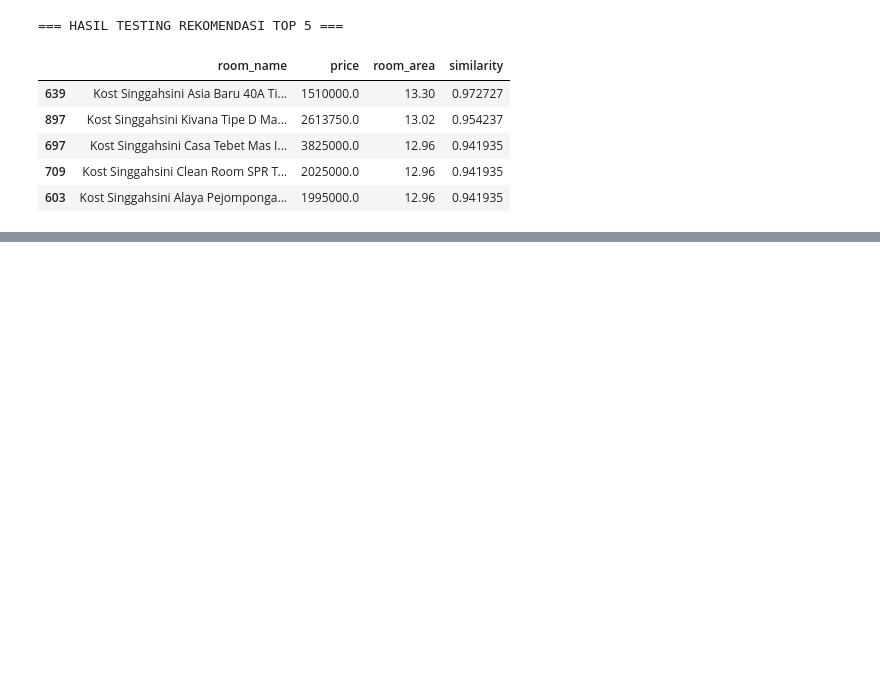
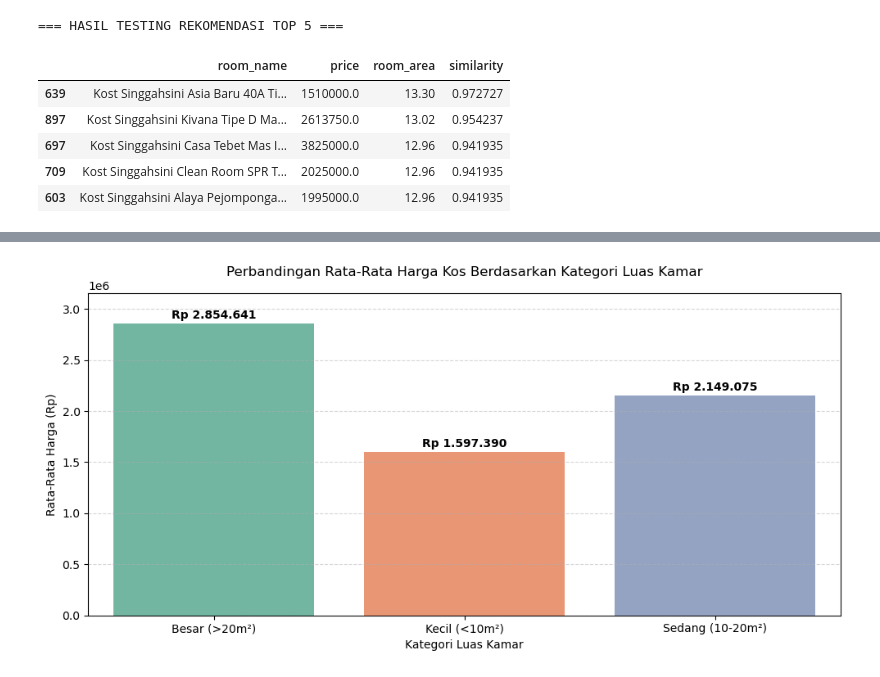
Before and after one commit to NicholasHubert/prediksi_harga_kos, a Jupyter notebook: notebooks/EDA_Model.ipynb, the cells around one changed output, grey strips where cells are left out. Drawn from its saved outputs; the diff is of its cells as text; code cells hidden in the pictures; blank space fills up the shorter version.

```diff
--- a/notebooks/EDA_Model.ipynb
+++ b/notebooks/EDA_Model.ipynb
@@ -552,0 +633,38 @@ with open('../models/model_columns.pkl', 'wb') as file:
+# %%
+# 1. Pastikan df_area_stats masih berupa ANGKA untuk grafik
+# (Jangan pakai df_area_stats yang sudah diubah ke format string Rp)
+plt.figure(figsize=(10, 5))
+
+sns.barplot(
+    data=df_area_stats, # Pastikan ini berisi angka asli, bukan string "Rp ..."
+    x='kategori_luas',
+    y='Rata_Rata',
+    palette='Set2',
+    hue='kategori_luas',
+    legend=False
+)
+
+# 2. Loop untuk teks label (ini aman karena kita format string-nya di sini saja)
+for index, row in df_area_stats.iterrows():
+    harga = row['Rata_Rata']
+    plt.text(
+        x=index,
+        y=harga + 30000,
+        s=f"Rp {harga:,.0f}".replace(",", "."),
+        ha='center',
+        va='bottom',
+        fontsize=10,
+        weight='bold'
+    )
+
+# Sisa kodenya sudah oke!
+plt.title('Perbandingan Rata-Rata Harga Kos Berdasarkan Kategori Luas Kamar', fontsize=12, pad=15)
+plt.xlabel('Kategori Luas Kamar', fontsize=10)
+plt.ylabel('Rata-Rata Harga (Rp)', fontsize=10)
+plt.ylim(0, df_area_stats['Rata_Rata'].max() + 300000)
+plt.grid(axis='y', linestyle='--', alpha=0.5)
+
+plt.tight_layout()
+plt.show()
+# %% [output]
+[figure, added]
```
Also changed, not shown: parts of 13 cells of this notebook.
